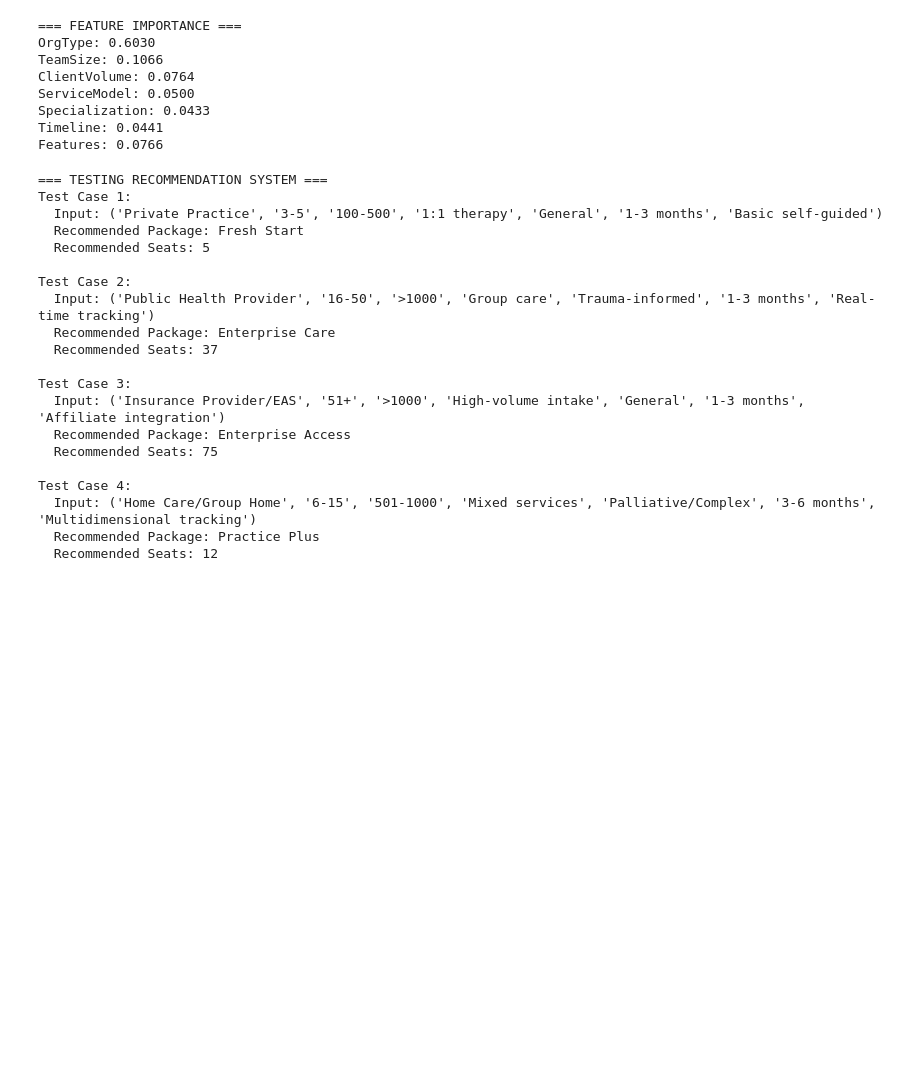
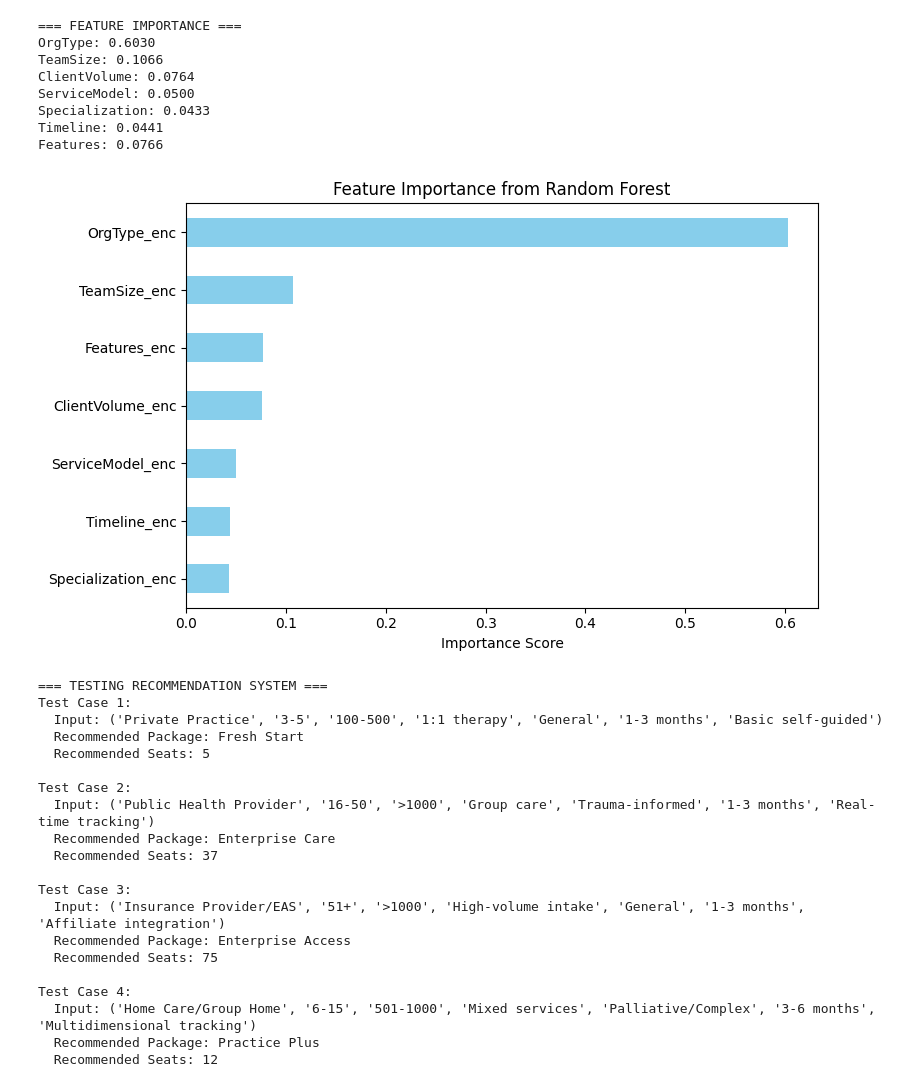
Before and after one commit to Oluwaline/cogni-recommendation, a Jupyter notebook: Cognii.ipynb, the cells around one changed output. Drawn from its saved outputs; the diff is of its cells as text; code cells hidden in the pictures; blank space fills up the shorter version.

```diff
--- a/Cognii.ipynb
+++ b/Cognii.ipynb
@@ -206,4 +317,17 @@ ServiceModel: 0.0500
 Specialization: 0.0433
 Timeline: 0.0441
 Features: 0.0766
+# %%
+# Create a pandas Series with feature importances
+feature_importance = pd.Series(rf_comprehensive.feature_importances_, index=X_train.columns)
+
+# Sort and plot
+plt.figure(figsize=(8, 5))
+feature_importance.sort_values().plot(kind='barh', color='skyblue')
+plt.title("Feature Importance from Random Forest")
+plt.xlabel("Importance Score")
+plt.tight_layout()
+plt.show()
+# %% [output]
+[figure, added]
 # %%
```
Also changed, not shown: parts of 9 cells of this notebook, 3 other files.
